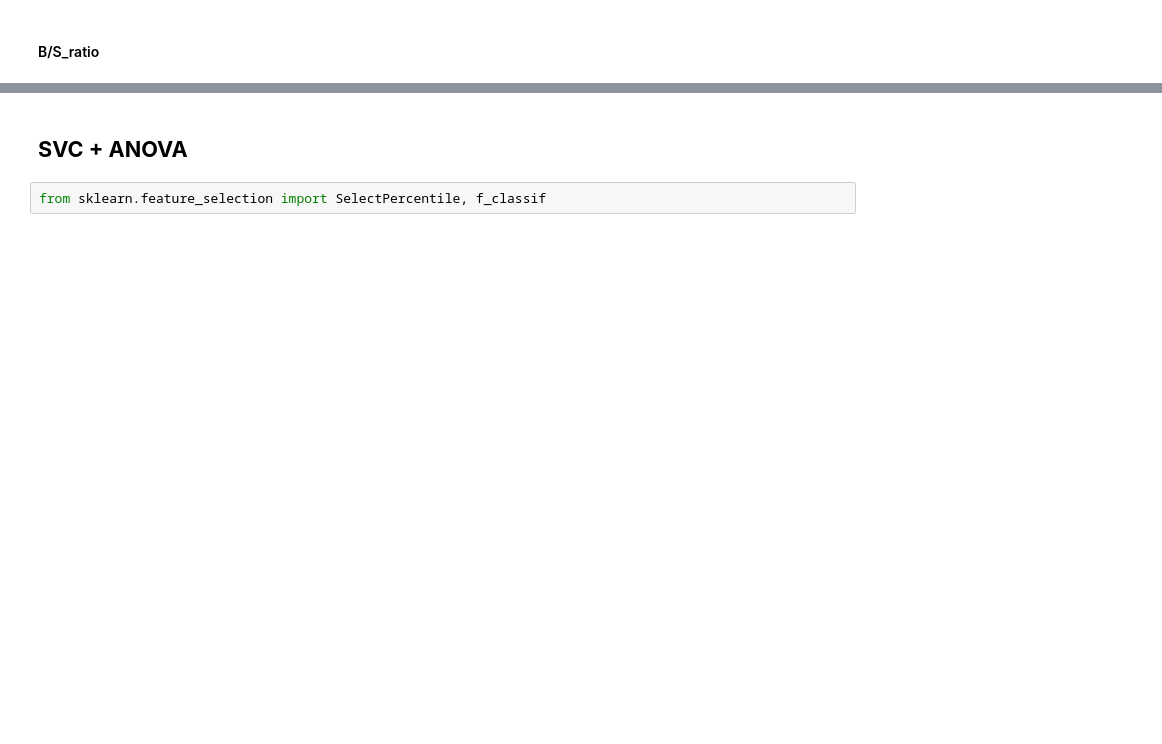
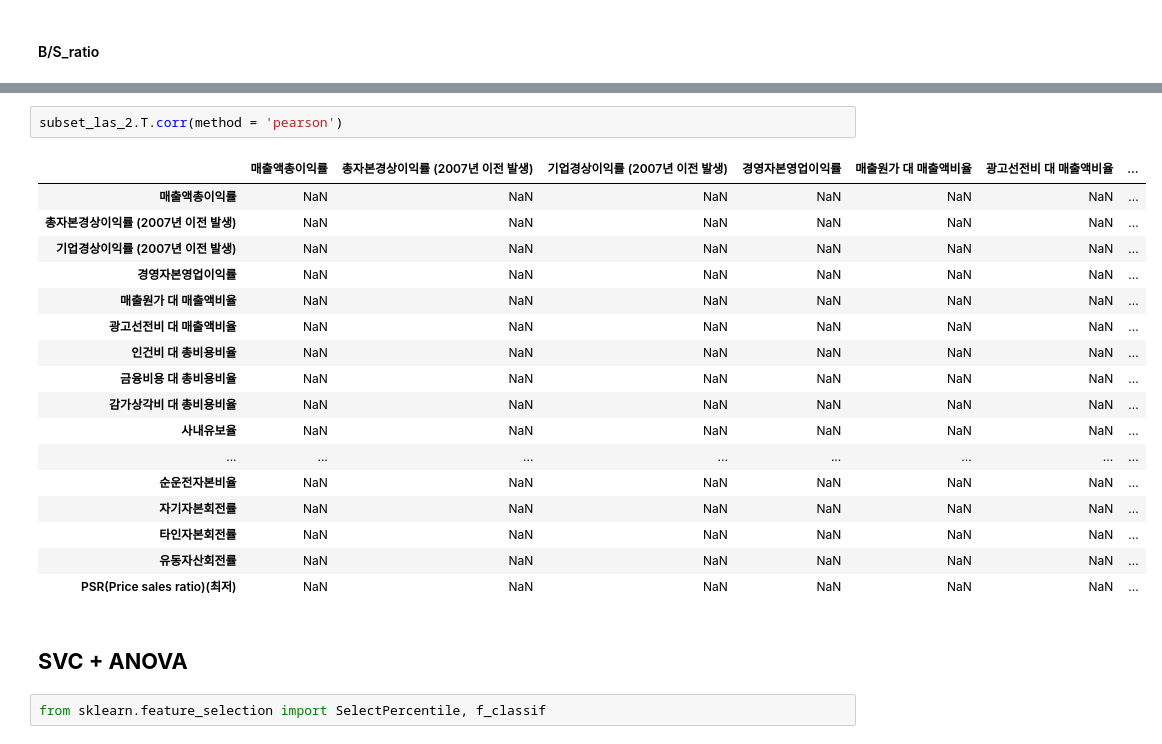
Before and after one commit to JxxHxxx/Ubion-CorporateBankruptcyAnalysis, a Jupyter notebook: Code/JY/feature_selection.ipynb, the cells around one changed output, grey strips where cells are left out. Saved outputs shown, nothing was run; the diff lists cells and outputs as text; blank space fills up the shorter version.

```diff
--- a/Code/JY/feature_selection.ipynb
+++ b/Code/JY/feature_selection.ipynb
@@ -249,3 +269,23 @@ plt.show()
+# %%
+subset_las_2.T.corr(method = 'pearson')
+# %% [output]
+|  | 매출액총이익률 | 총자본경상이익률 (2007년 이전 발생) | 기업경상이익률 (2007년 이전 발생) | 경영자본영업이익률 | 매출원가 대 매출액비율 | 광고선전비 대 매출액비율 | ... |
+| 매출액총이익률 | NaN | NaN | NaN | NaN | NaN | NaN | ... |
+| 총자본경상이익률 (2007년 이전 발생) | NaN | NaN | NaN | NaN | NaN | NaN | ... |
+| 기업경상이익률 (2007년 이전 발생) | NaN | NaN | NaN | NaN | NaN | NaN | ... |
+| 경영자본영업이익률 | NaN | NaN | NaN | NaN | NaN | NaN | ... |
+| 매출원가 대 매출액비율 | NaN | NaN | NaN | NaN | NaN | NaN | ... |
+| 광고선전비 대 매출액비율 | NaN | NaN | NaN | NaN | NaN | NaN | ... |
+| 인건비 대 총비용비율 | NaN | NaN | NaN | NaN | NaN | NaN | ... |
+| 금융비용 대 총비용비율 | NaN | NaN | NaN | NaN | NaN | NaN | ... |
+| 감가상각비 대 총비용비율 | NaN | NaN | NaN | NaN | NaN | NaN | ... |
+| 사내유보율 | NaN | NaN | NaN | NaN | NaN | NaN | ... |
+| ... | ... | ... | ... | ... | ... | ... | ... |
+| 순운전자본비율 | NaN | NaN | NaN | NaN | NaN | NaN | ... |
+| 자기자본회전률 | NaN | NaN | NaN | NaN | NaN | NaN | ... |
+| 타인자본회전률 | NaN | NaN | NaN | NaN | NaN | NaN | ... |
+| 유동자산회전률 | NaN | NaN | NaN | NaN | NaN | NaN | ... |
+| PSR(Price sales ratio)(최저) | NaN | NaN | NaN | NaN | NaN | NaN | ... |
 # %% [markdown]
 ## **SVC + ANOVA**
 # %%
```
Also changed, not shown: parts of 11 cells of this notebook.
